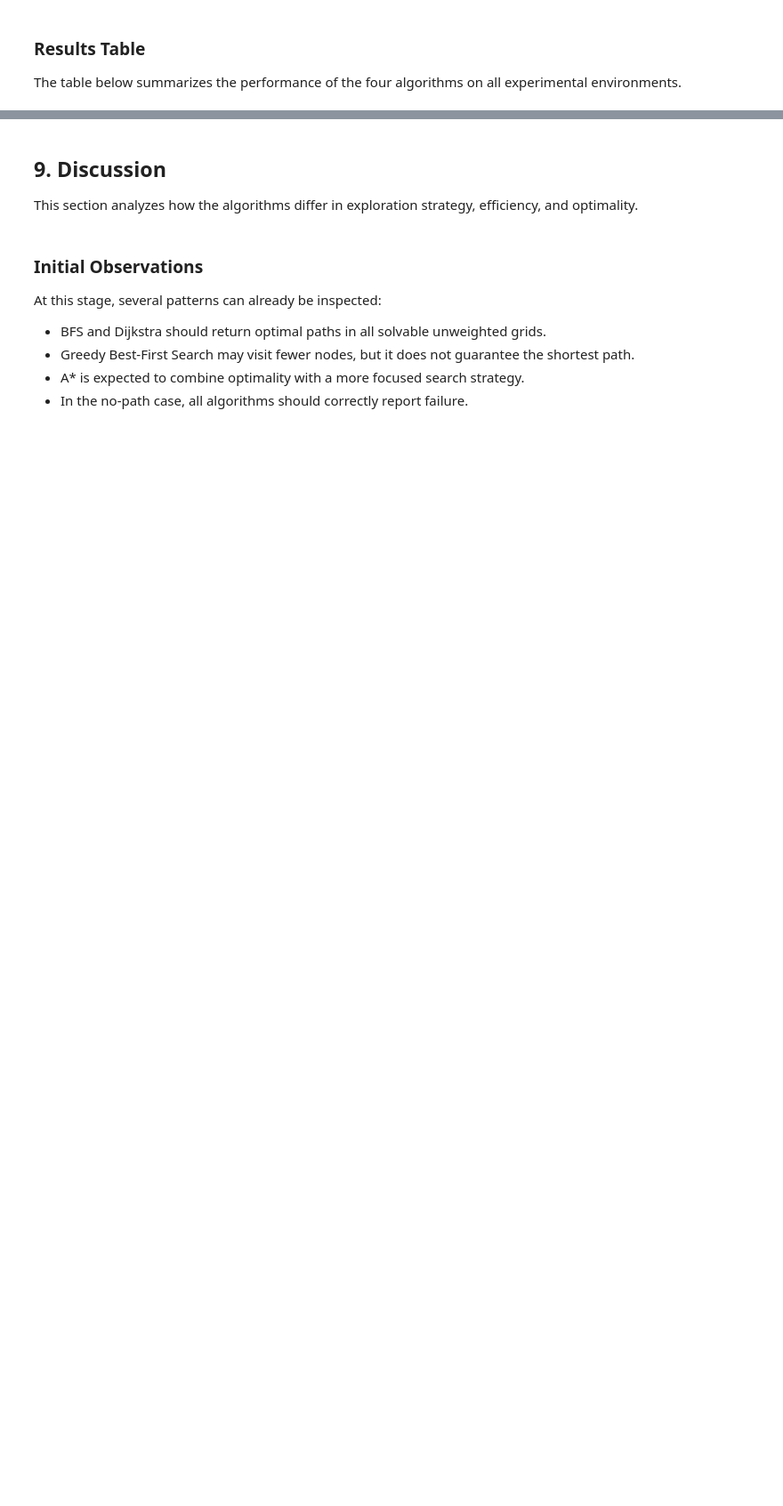
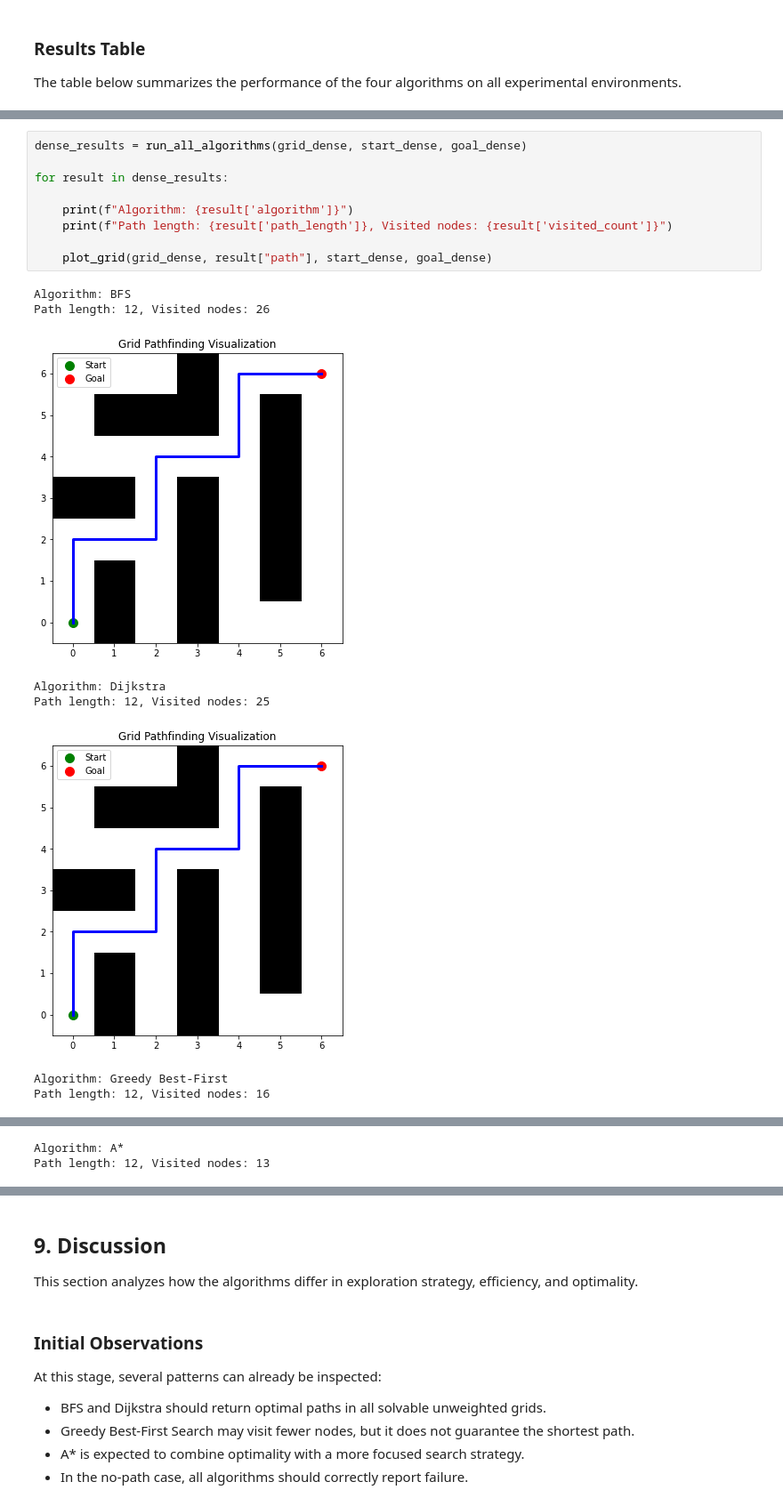
Before and after one commit to looalhadzhiev-max/pathfinding-algorithms-project, a Jupyter notebook: notebooks/pathfinding_analysis.ipynb, the cells around one changed output, grey strips where cells are left out. Shown at 89% size. Cells and saved outputs as stored; diff of their text form; blank space fills up the shorter version.

```diff
--- a/notebooks/pathfinding_analysis.ipynb
+++ b/notebooks/pathfinding_analysis.ipynb
@@ -978,0 +995,18 @@ results_df.sort_values(by=["map", "algorithm"])
+# %%
+dense_results = run_all_algorithms(grid_dense, start_dense, goal_dense)
+
+for result in dense_results:
+
+    print(f"Algorithm: {result['algorithm']}")
+    print(f"Path length: {result['path_length']}, Visited nodes: {result['visited_count']}")
+
+    plot_grid(grid_dense, result["path"], start_dense, goal_dense)
+# %% [output]
+Algorithm: BFS
+Path length: 12, Visited nodes: 26
+[figure, added]
+Algorithm: Dijkstra
+Path length: 12, Visited nodes: 25
+[figure, added]
+Algorithm: Greedy Best-First
+Path length: 12, Visited nodes: 16
@@ -978,0 +1014,2 @@ results_df.sort_values(by=["map", "algorithm"])
+Algorithm: A*
+Path length: 12, Visited nodes: 13
```
Also changed, not shown: parts of 27 cells of this notebook.
